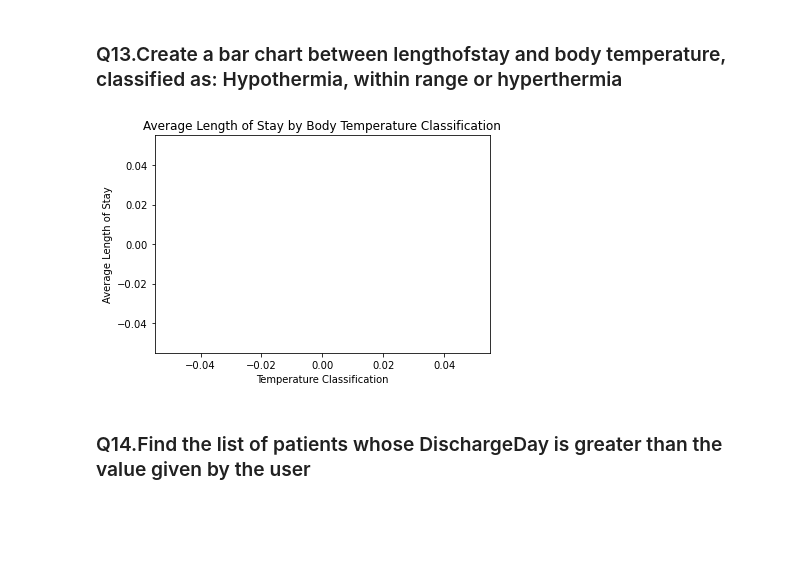
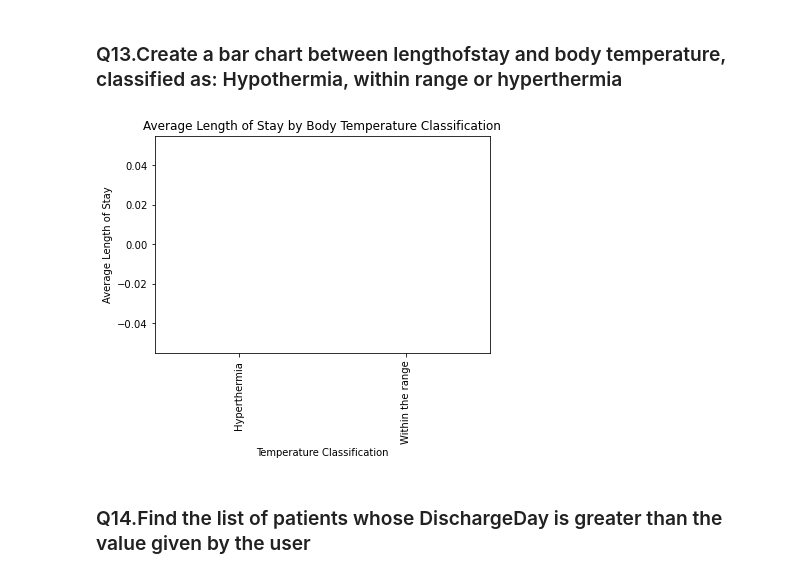
Before and after one commit to SivasankariDA112/03_Hacktivators_PythonHackathon_Apr24, a Jupyter notebook: Team03_Hacktivators_2024.ipynb, the cells around one changed output. Drawn from its saved outputs; the diff is of its cells as text; code cells hidden in the pictures; blank space fills up the shorter version.

```diff
--- a/Team03_Hacktivators_2024.ipynb
+++ b/Team03_Hacktivators_2024.ipynb
@@ -5,15 +5,15 @@ import pandas as pd
 import numpy as np
 import matplotlib.pyplot as plt
 %matplotlib inline
-# from pywaffle import Waffle
 
-df1 =pd.read_excel('Cardiac_Outcomes.xlsx',sheet_name='Demography')
-df2= pd.read_excel('Cardiac_Outcomes.xlsx',sheet_name='Hospitalization_Discharge')
-df3= pd.read_excel('Cardiac_Outcomes.xlsx',sheet_name='Labs')
-df4= pd.read_excel('Cardiac_Outcomes.xlsx',sheet_name='Responsivenes')
-df5= pd.read_excel('Cardiac_Outcomes.xlsx',sheet_name='CardiacComplications')
-df6= pd.read_excel('Cardiac_Outcomes.xlsx',sheet_name='PatientHistory')
-df7= pd.read_excel('Cardiac_Outcomes.xlsx',sheet_name='Patient_Precriptions')
+
+Hospitalization_Discharge=pd.read_excel("Cardiac_Outcomes.xlsx",sheet_name=0)
+CardiacComplications=pd.read_excel("Cardiac_Outcomes.xlsx",sheet_name=1)
+Responsivenes=pd.read_excel("Cardiac_Outcomes.xlsx",sheet_name=2)
+PatientHistory=pd.read_excel("Cardiac_Outcomes.xlsx",sheet_name=3)
+Labs=pd.read_excel("Cardiac_Outcomes.xlsx",sheet_name=4)
+Demography=pd.read_excel("Cardiac_Outcomes.xlsx",sheet_name=5)
+Patient_Prescriptions=pd.read_excel("Cardiac_Outcomes.xlsx",sheet_name=6)
 # %%
 # Reading the Demography sheet of an excel file
 
@@ -51,10 +53,15 @@ mild_count
 # %% [markdown]
 ### Q3.Add a calculated column called Discharge date into the Hospitalization_Discharge using the information already available to you
 # %%
-temp = df2['dischargeDay'].apply(np.ceil).apply(lambda x: pd.Timedelta(x, unit='D'))
+#Initialising a temporary variable
+
+temp = Hospitalization_Discharge['dischargeDay'].apply(np.ceil).apply(lambda x: pd.Timedelta(x, unit='D'))
 temp
-df2['Discharge_date'] = df2['Admission_date'] + temp
-df2['Discharge_date']
+
+# Creating the new column Discharge date
+
+Hospitalization_Discharge['Discharge_date'] = Hospitalization_Discharge['Admission_date'] + temp
+Hospitalization_Discharge['Discharge_date']
 # %% [output]
 0      2017-02-04
 1      2017-05-13
@@ -305,19 +340,24 @@ def temperature_range(temp):
     else:
         return 'Hyperthermia'
 # %%
-df3['classify_temperature'] = df3['body_temperature'].apply(temperature_range)
-df3['classify_temperature']
+#Creating a new column to store the different temperature ranges
 
-merge_df=pd.concat([df2, df3], ignore_index=True)
+Labs['classify_temperature'] = Labs['body_temperature'].apply(temperature_range)
+Labs['classify_temperature']
+
+#Concatenating 2 different sheets
+merge_df=pd.concat([Hospitalization_Discharge, Labs], ignore_index=True)
 merge_df
+
+#Calculating the length of stay
 length_of_stay = merge_df.groupby('classify_temperature')['dischargeDay'].mean()
 length_of_stay
-plt.bar(length_of_stay, length_of_stay, color=['blue', 'green', 'red'])
+length_of_stay.plot(kind='bar', color=['blue', 'green', 'red'])
 plt.xlabel('Temperature Classification')
 plt.ylabel('Average Length of Stay')
 plt.title('Average Length of Stay by Body Temperature Classification')
 plt.show()
 # %% [output]
-[figure, old version]
+[figure, new version]
 # %% [markdown]
 ### Q14.Find the list of patients whose DischargeDay is greater than the value given by the user
```
Also changed, not shown: parts of 15 cells of this notebook.
